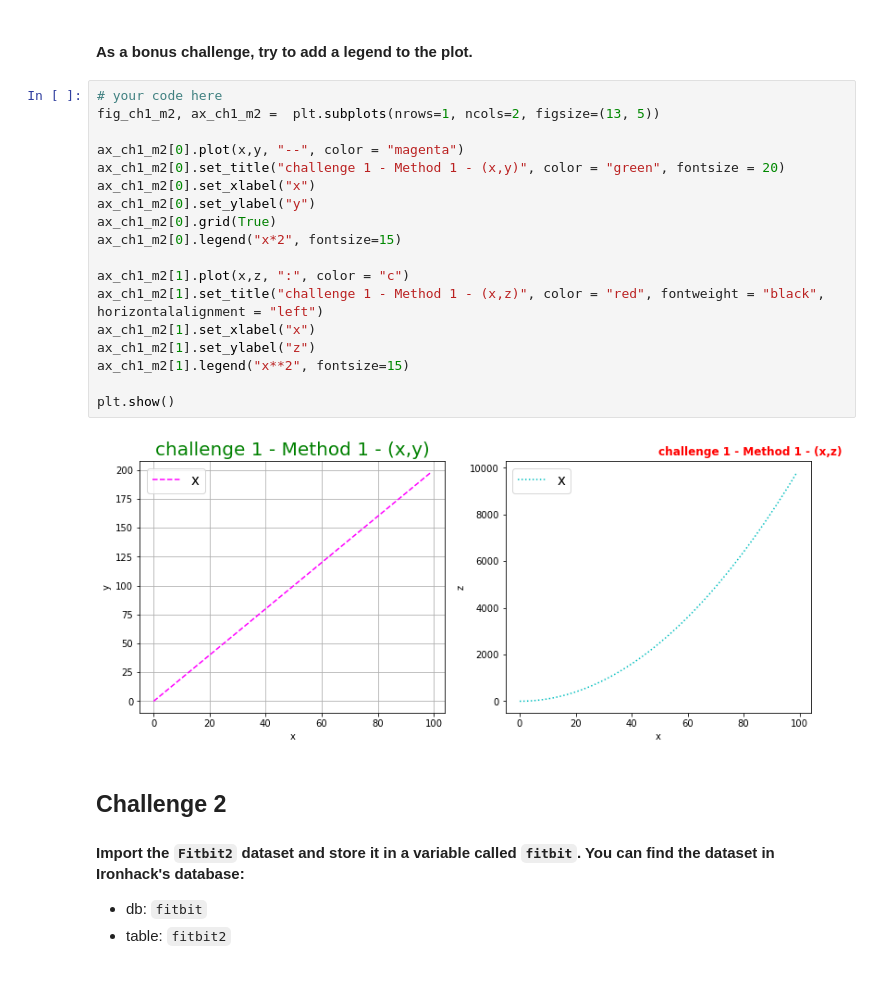
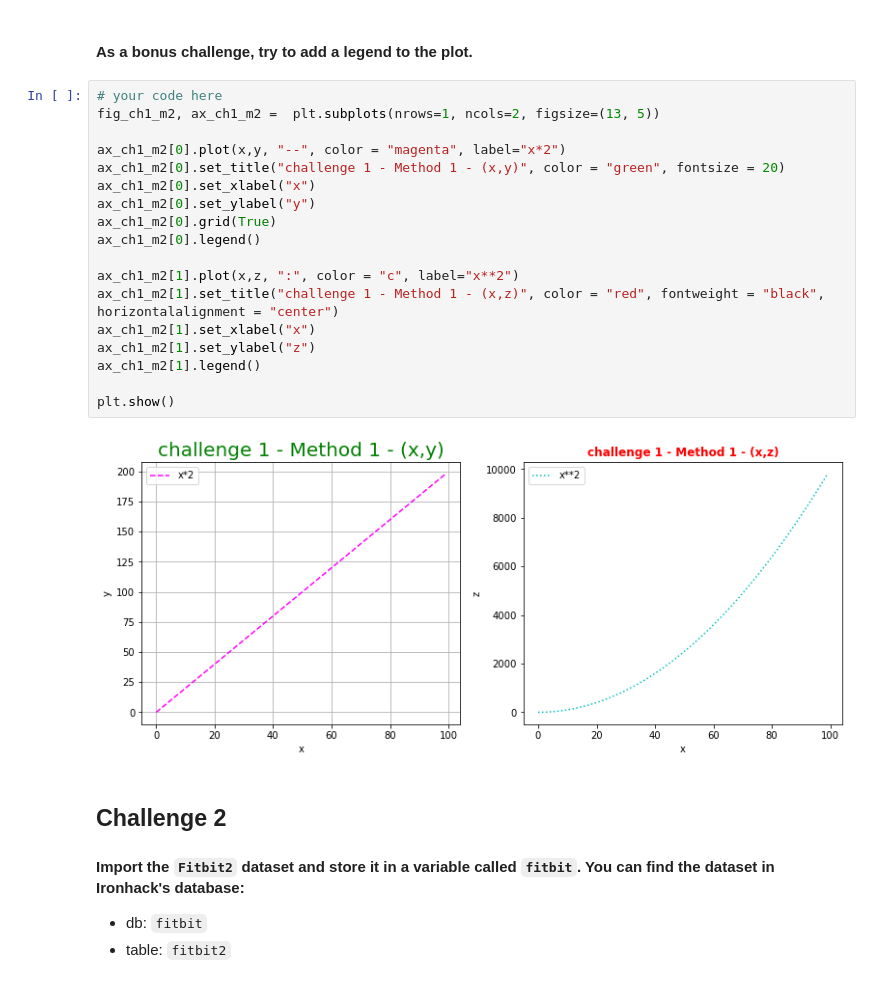
Before and after one commit to alvaro-saez/dataptmad1121_labs, a Jupyter notebook: module-2/matplotlib-seaborn/your-code/[matplotlib-seaborn] Alvaro Saez.ipynb, the cells around one changed output. Drawn from its saved outputs; the diff is of its cells as text.

Commit message:
lab matplotlib-seaborn challenge 2

```diff
--- a/module-2/matplotlib-seaborn/your-code/[matplotlib-seaborn] Alvaro Saez.ipynb
+++ b/module-2/matplotlib-seaborn/your-code/[matplotlib-seaborn] Alvaro Saez.ipynb
@@ -160,23 +160,23 @@ plt.show()
 # %%
 # your code here
 fig_ch1_m2, ax_ch1_m2 =  plt.subplots(nrows=1, ncols=2, figsize=(13, 5))
 
-ax_ch1_m2[0].plot(x,y, "--", color = "magenta")
+ax_ch1_m2[0].plot(x,y, "--", color = "magenta", label="x*2")
 ax_ch1_m2[0].set_title("challenge 1 - Method 1 - (x,y)", color = "green", fontsize = 20)
 ax_ch1_m2[0].set_xlabel("x")
 ax_ch1_m2[0].set_ylabel("y")
 ax_ch1_m2[0].grid(True)
-ax_ch1_m2[0].legend("x*2", fontsize=15)
+ax_ch1_m2[0].legend()
 
-ax_ch1_m2[1].plot(x,z, ":", color = "c")
-ax_ch1_m2[1].set_title("challenge 1 - Method 1 - (x,z)", color = "red", fontweight = "black", horizontalalignment = "left")
+ax_ch1_m2[1].plot(x,z, ":", color = "c", label="x**2")
+ax_ch1_m2[1].set_title("challenge 1 - Method 1 - (x,z)", color = "red", fontweight = "black", horizontalalignment = "center")
 ax_ch1_m2[1].set_xlabel("x")
 ax_ch1_m2[1].set_ylabel("z")
-ax_ch1_m2[1].legend("x**2", fontsize=15)
+ax_ch1_m2[1].legend()
 
 plt.show()
 # %% [output]
-[figure, old version]
+[figure, new version]
 # %% [markdown]
 ## Challenge 2
 #### Import the `Fitbit2` dataset and store it in a variable called `fitbit`. You can find the dataset in Ironhack's database:
```
Also changed, not shown: parts of 9 cells of this notebook, 2 other files.
